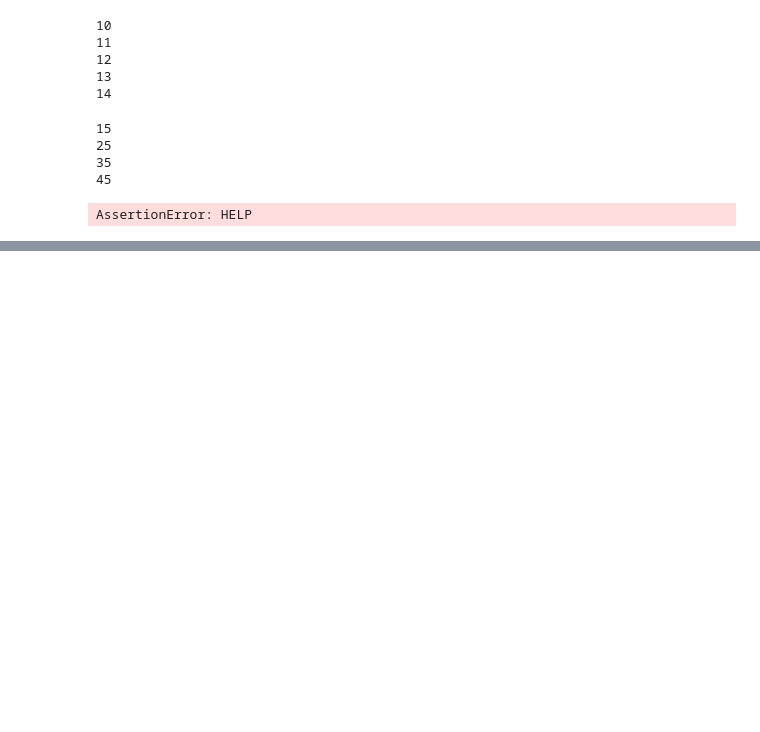
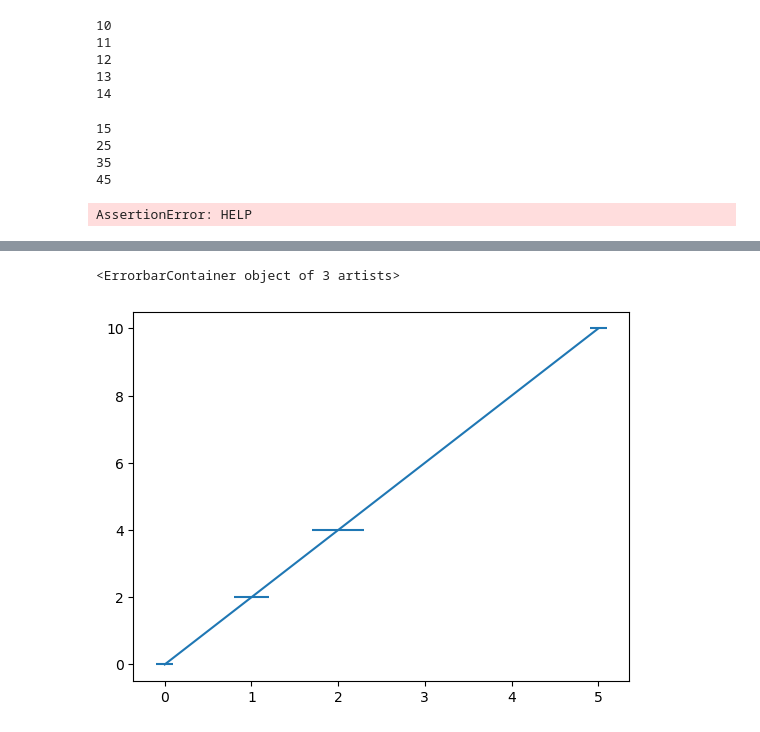
Before and after one commit to SPS-SP2273/learning-portfolio-reneeyeapyewjin, a Jupyter notebook: Testing/notes.ipynb, the cells around one changed output, grey strips where cells are left out. Saved outputs shown, nothing was run; the diff lists cells and outputs as text; code cells hidden in the pictures; blank space fills up the shorter version.

```diff
--- a/Testing/notes.ipynb
+++ b/Testing/notes.ipynb
@@ -309,0 +592,11 @@ AssertionError: HELP
+# %%
+x = [0, 1, 2, 3, 4, 5]
+
+y = [0, 2, 4, 6, 8, 10]
+
+x_error = [0.1,0.2, 0.3, 0 ,0,0.1]
+
+plt.errorbar(x, y, xerr=x_error)
+# %% [output]
+<ErrorbarContainer object of 3 artists>
+[figure, added]
```
Also changed, not shown: parts of 51 cells of this notebook, 8 other files.
